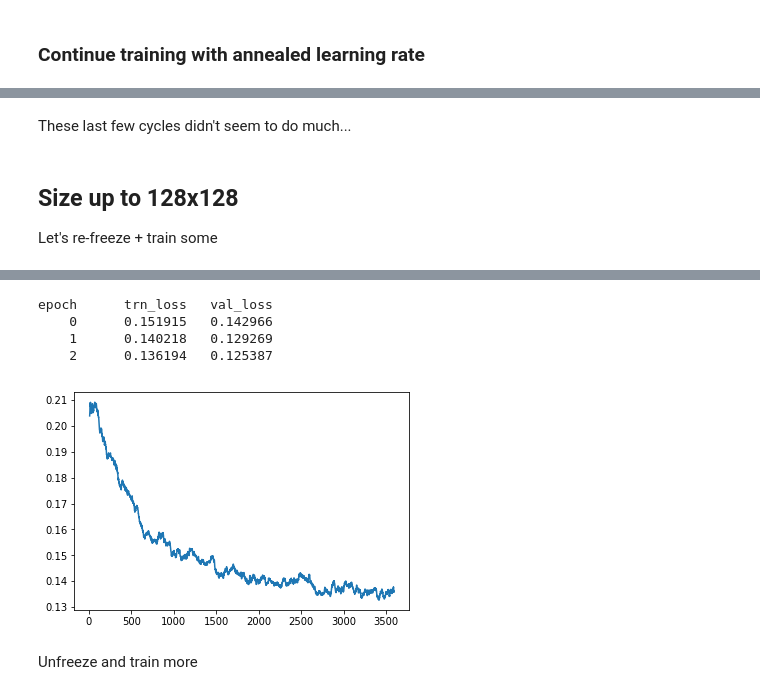
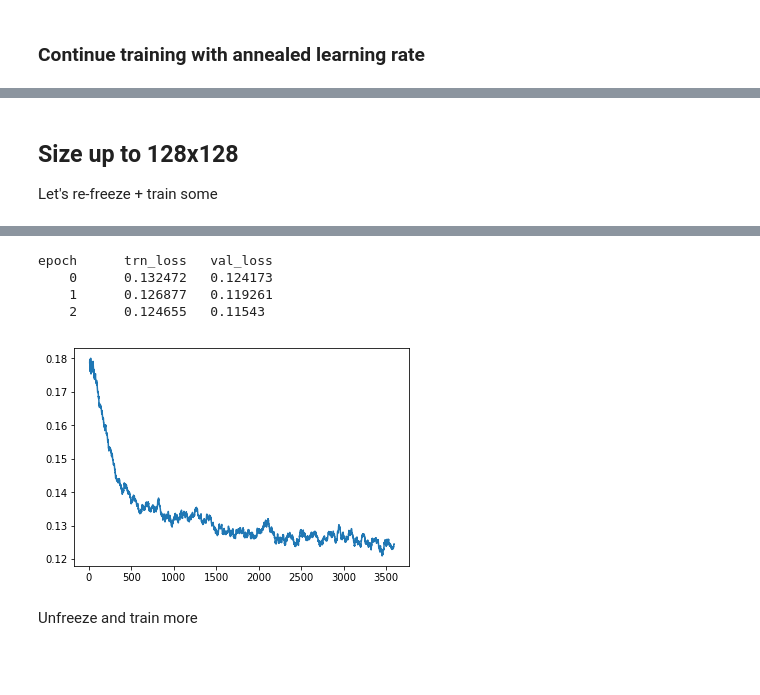
Before and after one commit to jwuphysics/galaxy-cnns, a Jupyter notebook: notebook/2. A tuned model for predicting oxygen abundance.ipynb, the cells around one changed output, grey strips where cells are left out. Saved outputs shown, nothing was run; the diff lists cells and outputs as text; code cells hidden in the pictures; blank space fills up the shorter version.

```diff
--- a/notebook/2. A tuned model for predicting oxygen abundance.ipynb
+++ b/notebook/2. A tuned model for predicting oxygen abundance.ipynb
@@ -176,6 +191,7 @@ np.sqrt(np.mean((np.mean(p_val, axis=0) - y_val)**2, axis=0))
 # %% [output]
 array([0.17492, 0.14817, 0.12485, 0.11181, 0.11065], dtype=float32)
 # %%
+lr = 0.03
 learn.fit(lr, 3, cycle_len=1, cycle_mult=2)
 # %% [output]
 [interactive output not drawn]
@@ -226,7 +242,7 @@ learn.sched.plot_loss()
 # %% [markdown]
 ### Continue training with annealed learning rate
 # %%
-lrs = 3e-3 * np.array([1/9, 1/3, 1])
+lrs = 1e-2 * np.array([1/9, 1/3, 1])
 learn.fit(lrs, 3, cycle_len=1, cycle_mult=2)
 # %% [output]
 [interactive output not drawn]
@@ -246,2 +262,3 @@ learn.sched.plot_loss()
 # %%
-learn.save('resnet34-sz64-bs512_diff-2')
+#learn.save('resnet34-sz64-bs512_diff-2')
+learn.load('resnet34-sz64-bs512_diff-2')
@@ -250,3 +264,0 @@ learn.save('resnet34-sz64-bs512_diff-2')
-# %%
-lrs = 1e-3 * np.array([1/9, 1/3, 1])
-learn.fit(lrs, 2, cycle_len=2, cycle_mult=2)
@@ -278,5 +276,3 @@ plt.axvline(0, c='k');
-# %% [markdown]
-These last few cycles didn't seem to do much...
 # %% [markdown]
 ## Size up to 128x128
 Let's re-freeze + train some
@@ -286,13 +282,13 @@ learn.set_data(data)
 # %%
 learn.freeze()
 
-lr = 3e-3
+lr = 1e-2
 learn.fit(lr, 3, cycle_len=1)
 learn.sched.plot_loss()
 # %% [output]
 [interactive output not drawn]
 epoch      trn_loss   val_loss
-    0      0.151915   0.142966
-    1      0.140218   0.129269
-    2      0.136194   0.125387
+    0      0.132472   0.124173
+    1      0.126877   0.119261
+    2      0.124655   0.11543
-[figure, old version]
+[figure, new version]
```
Also changed, not shown: parts of 49 cells of this notebook.
